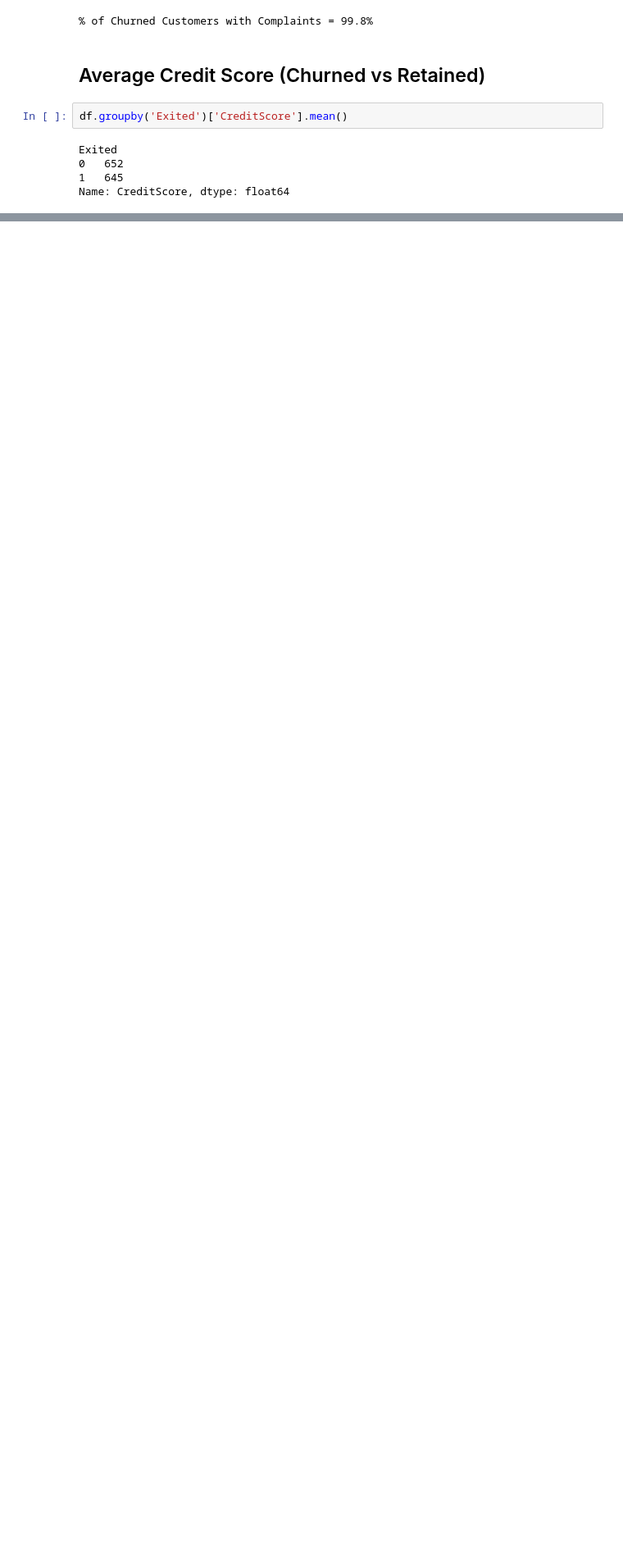
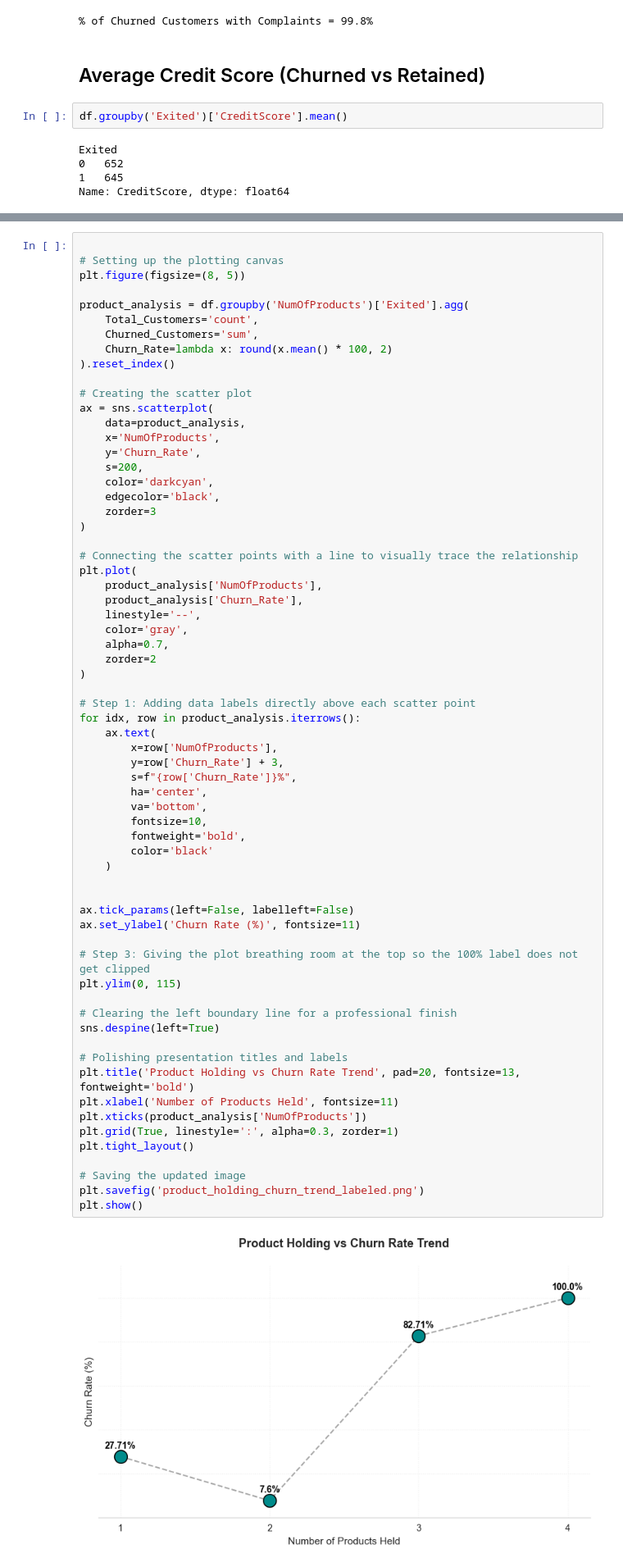
Before and after one commit to Omino250/Bank-Customer-Churn-Analysis, a Jupyter notebook: customer_churn.ipynb, the cells around one changed output, grey strips where cells are left out. Shown at 82% size. Drawn from its saved outputs; the diff is of its cells as text; blank space fills up the shorter version.

```diff
--- a/customer_churn.ipynb
+++ b/customer_churn.ipynb
@@ -442,0 +525,67 @@ plt.show()
+# %%
+
+# Setting up the plotting canvas
+plt.figure(figsize=(8, 5))
+
+product_analysis = df.groupby('NumOfProducts')['Exited'].agg(
+    Total_Customers='count',
+    Churned_Customers='sum',
+    Churn_Rate=lambda x: round(x.mean() * 100, 2)
+).reset_index()
+
+# Creating the scatter plot
+ax = sns.scatterplot(
+    data=product_analysis,
+    x='NumOfProducts',
+    y='Churn_Rate',
+    s=200,
+    color='darkcyan',
+    edgecolor='black',
+    zorder=3
+)
+
+# Connecting the scatter points with a line to visually trace the relationship
+plt.plot(
+    product_analysis['NumOfProducts'],
+    product_analysis['Churn_Rate'],
+    linestyle='--',
+    color='gray',
+    alpha=0.7,
+    zorder=2
+)
+
+# Step 1: Adding data labels directly above each scatter point
+for idx, row in product_analysis.iterrows():
+    ax.text(
+        x=row['NumOfProducts'],
+        y=row['Churn_Rate'] + 3,
+        s=f"{row['Churn_Rate']}%",
+        ha='center',
+        va='bottom',
+        fontsize=10,
+        fontweight='bold',
+        color='black'
+    )
+
+
+ax.tick_params(left=False, labelleft=False)
+ax.set_ylabel('Churn Rate (%)', fontsize=11)
+
+# Step 3: Giving the plot breathing room at the top so the 100% label does not get clipped
+plt.ylim(0, 115)
+
+# Clearing the left boundary line for a professional finish
+sns.despine(left=True)
+
+# Polishing presentation titles and labels
+plt.title('Product Holding vs Churn Rate Trend', pad=20, fontsize=13, fontweight='bold')
+plt.xlabel('Number of Products Held', fontsize=11)
+plt.xticks(product_analysis['NumOfProducts'])
+plt.grid(True, linestyle=':', alpha=0.3, zorder=1)
+plt.tight_layout()
+
+# Saving the updated image
+plt.savefig('product_holding_churn_trend_labeled.png')
+plt.show()
+# %% [output]
+[figure, added]
```
Also changed, not shown: parts of 43 cells of this notebook, 4 other files.
